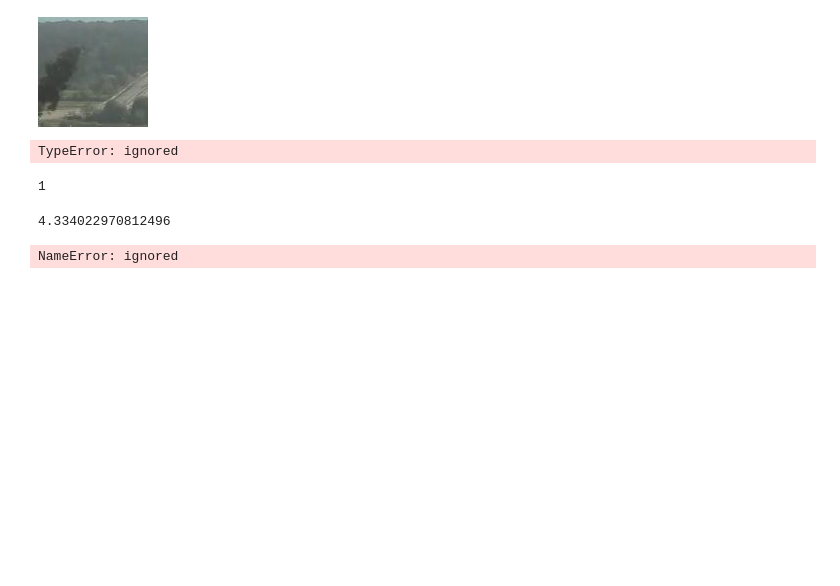
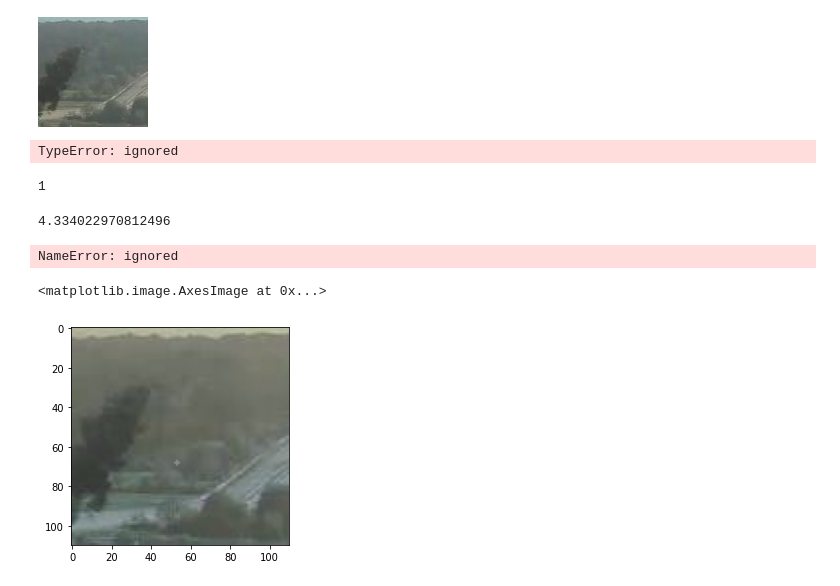
Before and after one commit to Leandro-Bernardo/Neural-Network-for-fire-detection, a Jupyter notebook: 10_Inserir_Fumaça.ipynb, the cells around one changed output. Saved outputs shown, nothing was run; the diff lists cells and outputs as text; code cells hidden in the pictures; blank space fills up the shorter version.

```diff
--- a/10_Inserir_Fumaça.ipynb
+++ b/10_Inserir_Fumaça.ipynb
@@ -390,0 +617,5 @@ type(a)
+# %%
+overlay = []
+# %%
+for num,j in enumerate(imagens):
+  overlay.append(imagens[num].copy())
@@ -390,0 +624,9 @@ type(a)
+# %%
+alpha = 0.4
+# %%
+image_new = cv2.addWeighted(overlay[1], alpha, imagens[1], 1 - alpha, 0)  # https://gist.github.com/IAmSuyogJadhav/305bfd9a0605a4c096383408bee7fd5c
+# %%
+plt.imshow(image_new)
+# %% [output]
+<matplotlib.image.AxesImage at 0x...>
+[figure, added]
```
Also changed, not shown: parts of 41 cells of this notebook.
